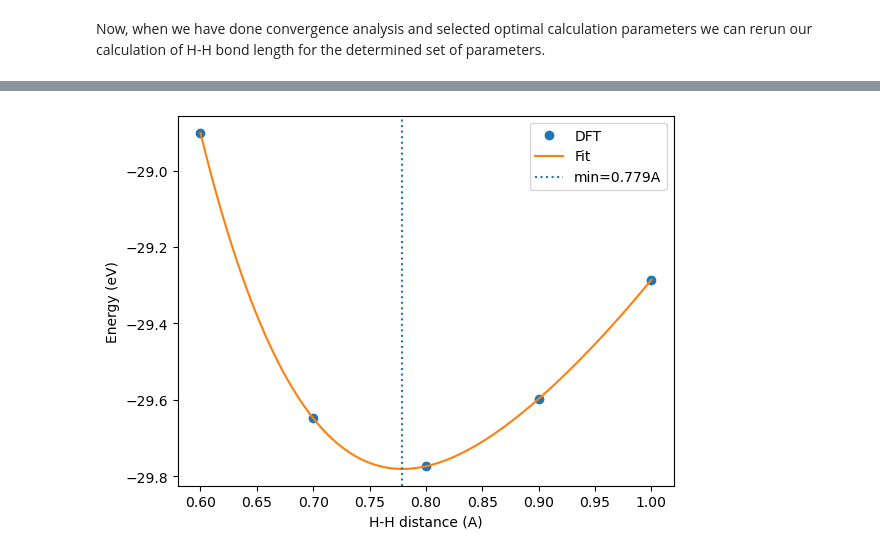
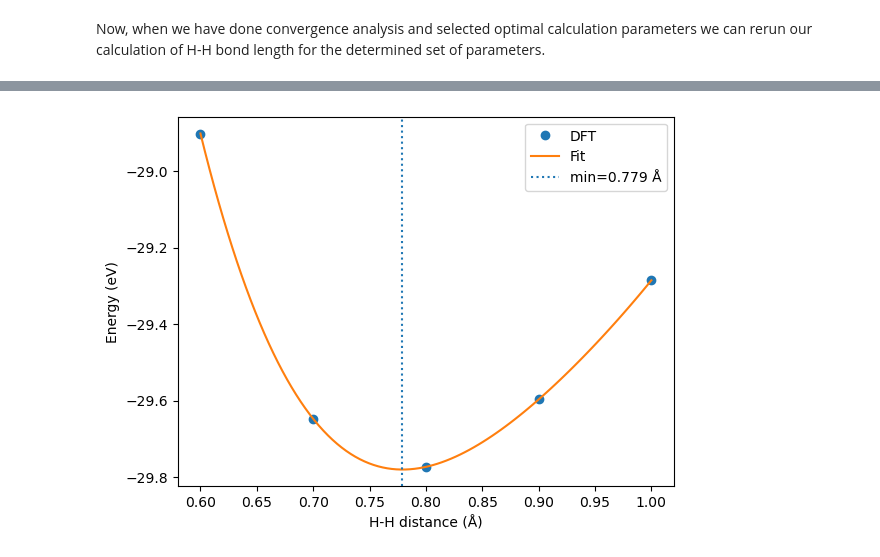
Before and after one commit to jochym/abinitio-methods, a Jupyter notebook: 02_Convergence_Analysis.ipynb, the cells around one changed output, grey strips where cells are left out. Saved outputs shown, nothing was run; the diff lists cells and outputs as text; code cells hidden in the pictures.

```diff
--- a/02_Convergence_Analysis.ipynb
+++ b/02_Convergence_Analysis.ipynb
@@ -75,7 +75,7 @@ ecut_min = 20
 ecut_max = 700
 
 results = []
-for ec in linspace(log(ecut_min), log(ecut_max), 9):
+for ec in np.linspace(log(ecut_min), log(ecut_max), 9):
     params['ecut'] = exp(ec)
     H2.calc = Abinit(**params)
     print('%5.1f eV' % (exp(ec),), end=': ')                  # formating using % operator
@@ -84,7 +84,7 @@ for ec in linspace(log(ecut_min), log(ecut_max), 9):
                     H2.get_forces()[0,0]])
     print(f'{H2.get_potential_energy():6.3f} eV')             # formating using f-strings
 
-results = array(results).T                                    # convert to array
+results = np.array(results).T                                    # convert to array
 # %% [output]
  20.0 eV: -20.798 eV
  31.2 eV: -23.914 eV
@@ -269,7 +283,30 @@ EvsD = np.array(EvsD).T
  0.90: -29.60
  1.00: -29.29
 # %%
-fit = polyfit(EvsD[0], EvsD[1], 4)
+# Fit E(D) with the polynomial
+# degree of the polynomial
+deg = 4
+fit = polyfit(EvsD[0], EvsD[1], deg)
+print('Fitted polynomial:')
+polyprint(fit)
 
-mpos = [real(r) for r in roots(fit[:-1] * np.arange(4,0,-1))
+# Calculate derivative of the polynomial (x^n)' = n x^(n-1)
+dfit = fit[:-1] * np.arange(deg,0,-1)
+print('Derivative:')
+polyprint(dfit)
+
+# calculate the roots
+rts = roots(dfit)
+print('Roots of the derivative polynomial:')
+sel = False
+for r in rts:
+    if not sel and abs(imag(r))<1e-3 and (0.5 < real(r) < 1.0):
+        print('Selected', end=': ')
+        sel=True
+    else:
+        print(' Ignored', end=': ')
+    print(f'{real(r):.5g}{imag(r):+.5g}i')
+
+# Select first real root in the region of interest: (0.5 Å, 1 Å)
+mpos = [real(r) for r in rts
         if abs(imag(r))<1e-3 and real(r) < 1 and real(r) > 0.5][0]
@@ -276,10 +322,10 @@ mpos = [real(r) for r in roots(fit[:-1] * np.arange(4,0,-1))
 # %%
 plot(EvsD[0], EvsD[1], "o", label='DFT')
 d = linspace(0.6,1,100)
-plot(d, np.polyval(fit, d), "-", label='Fit')
-axvline(mpos, ls=':', label=f'min={mpos:.3f}A')
-xlabel('H-H distance (A)')
+plot(d, polyval(fit, d), "-", label='Fit')
+axvline(mpos, ls=':', label=f'min={mpos:.3f} Å')
+xlabel('H-H distance (Å)')
 ylabel('Energy (eV)')
 legend();
 # %% [output]
-[figure, old version]
+[figure, new version]
```
Also changed, not shown: parts of 17 cells of this notebook, 7 other files.
